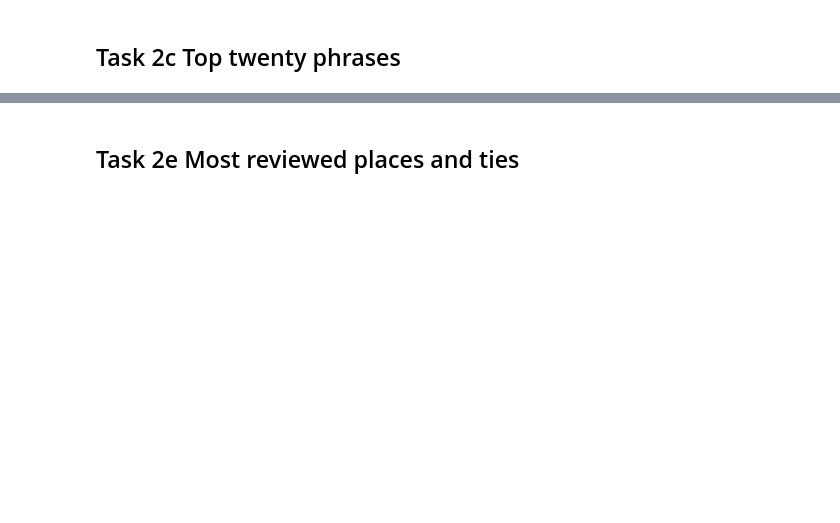
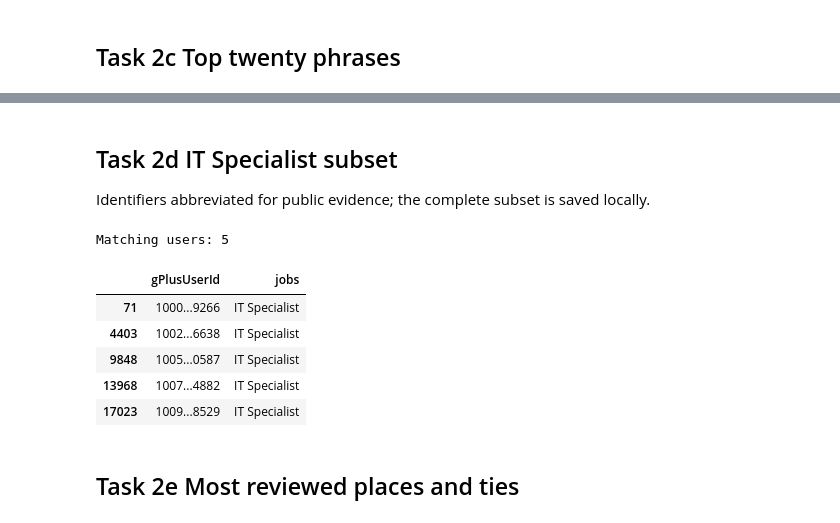
Before and after one commit to kondwaniphiri/google_data_analysis_assignment, a Jupyter notebook: google_local_analysis.ipynb, the cells around one changed output, grey strips where cells are left out. Drawn from its saved outputs; the diff is of its cells as text; code cells hidden in the pictures; blank space fills up the shorter version.

```diff
--- a/google_local_analysis.ipynb
+++ b/google_local_analysis.ipynb
@@ -108,2 +156,19 @@ display(pd.read_csv(OUT/"task2c_top_twenty_phrases.csv", dtype=str))
+# %% [markdown]
+## Task 2d IT Specialist subset
+Identifiers abbreviated for public evidence; the complete subset is saved locally.
+# %%
+specialists = users[users["jobs"] == "IT Specialist"]
+view = specialists[["gPlusUserId", "jobs"]].copy()
+view["gPlusUserId"] = view.gPlusUserId.str[:4] + "..." + view.gPlusUserId.str[-4:]
+print("Matching users:", len(specialists))
+display(view)
+# %% [output]
+Matching users: 5
+|  | gPlusUserId | jobs |
+| 71 | 1000...9266 | IT Specialist |
+| 4403 | 1002...6638 | IT Specialist |
+| 9848 | 1005...0587 | IT Specialist |
+| 13968 | 1007...4882 | IT Specialist |
+| 17023 | 1009...8529 | IT Specialist |
 # %% [markdown]
 ## Task 2e Most reviewed places and ties
```
Also changed, not shown: parts of 16 cells of this notebook, 15 other files.
